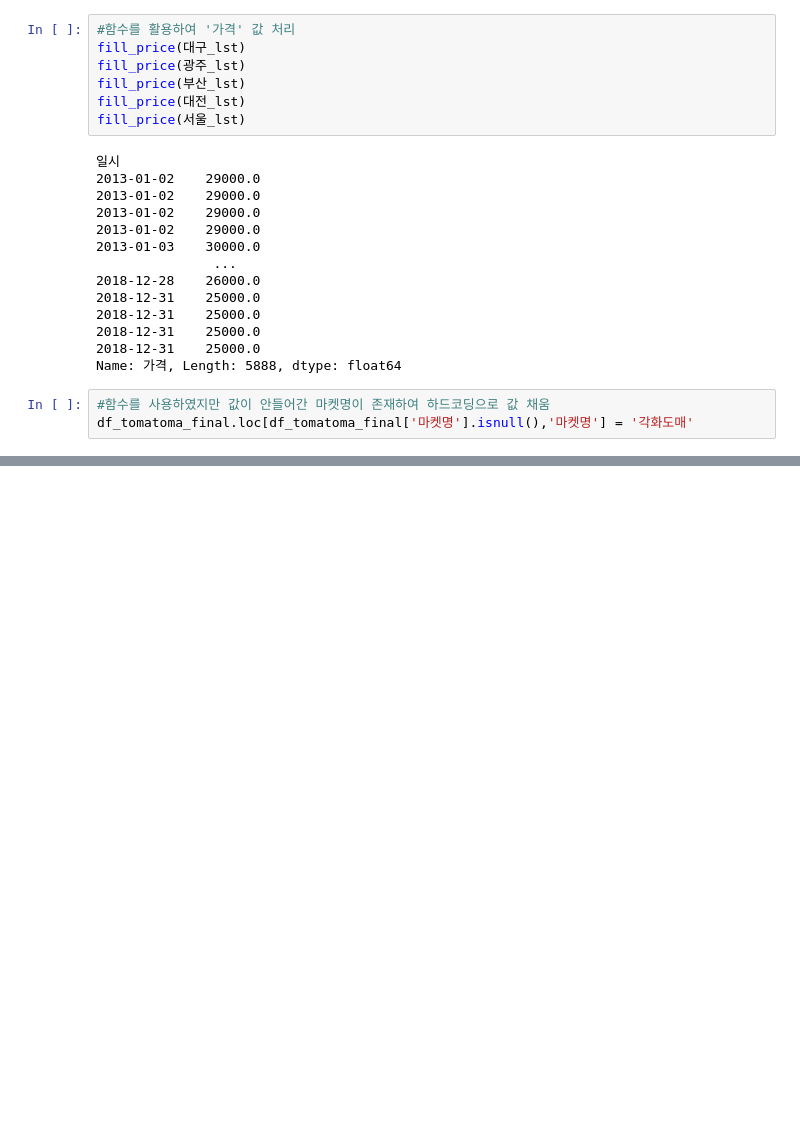
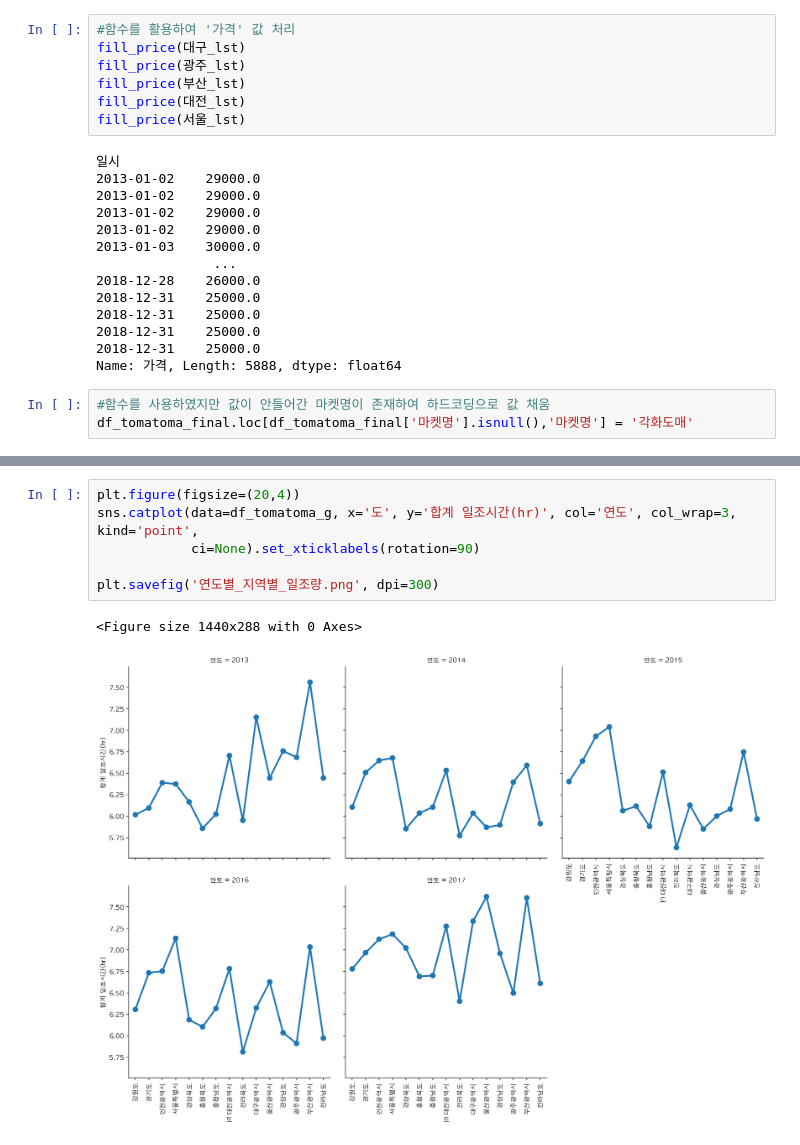
Before and after one commit to jyeon94/Learning_Spoons_Second_Project, a Jupyter notebook: 버전관리/project2.1_merge_ver1.ipynb, the cells around one changed output, grey strips where cells are left out. Cells and saved outputs as stored; diff of their text form; blank space fills up the shorter version.

```diff
--- a/버전관리/project2.1_merge_ver1.ipynb
+++ b/버전관리/project2.1_merge_ver1.ipynb
@@ -289,0 +426,9 @@ df_tomatoma_final
+# %%
+plt.figure(figsize=(20,4))
+sns.catplot(data=df_tomatoma_g, x='도', y='합계 일조시간(hr)', col='연도', col_wrap=3, kind='point',
+            ci=None).set_xticklabels(rotation=90)
+
+plt.savefig('연도별_지역별_일조량.png', dpi=300)
+# %% [output]
+<Figure size 1440x288 with 0 Axes>
+[figure, added]
```
Also changed, not shown: parts of 35 cells of this notebook, 2 other files.
